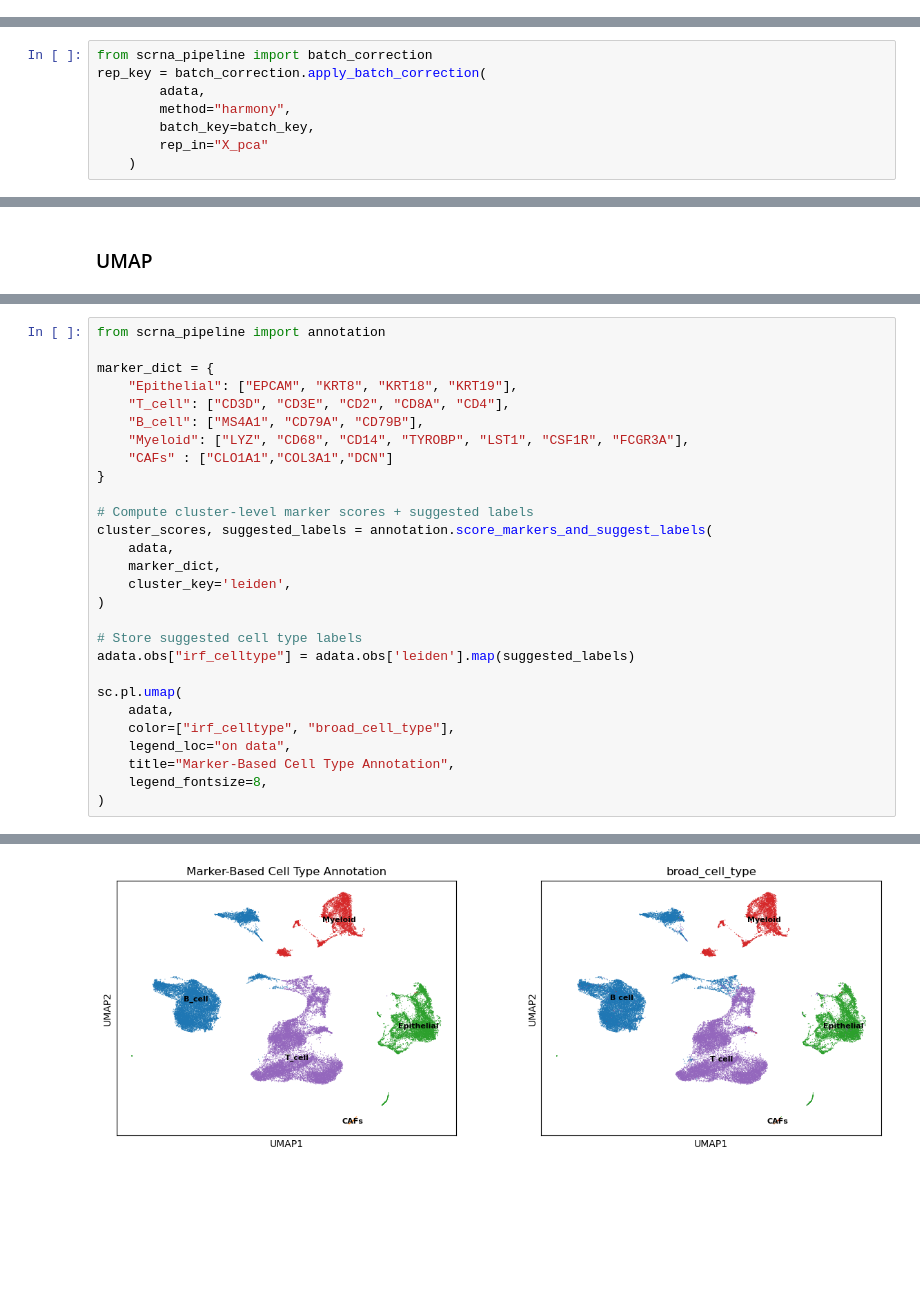
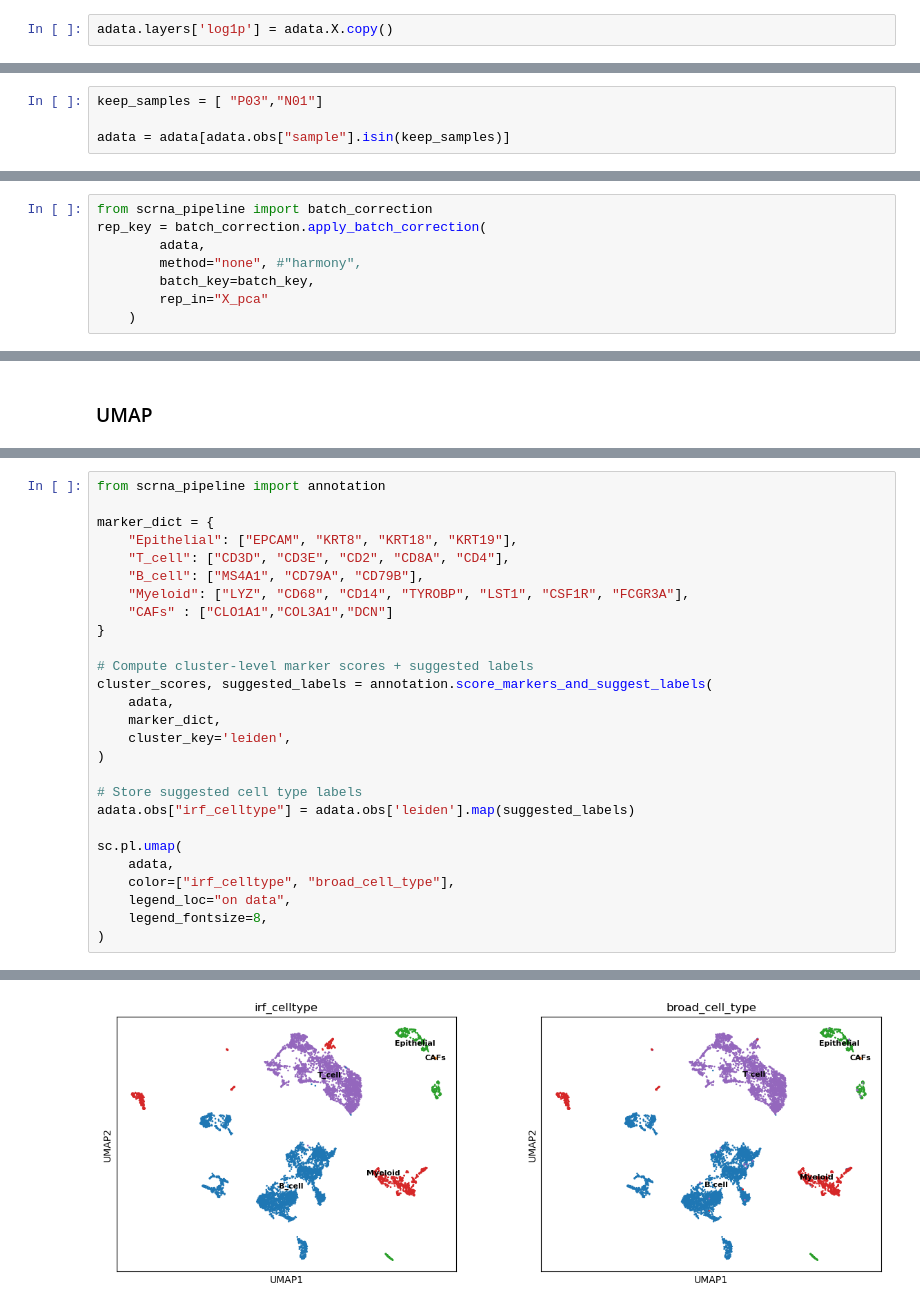
Before and after one commit to Irfanwustl/scRNA-seq-pipeline, a Jupyter notebook: examples/Chen_CellRes_2020.ipynb, the cells around one changed output, grey strips where cells are left out. Cells and saved outputs as stored; diff of their text form; blank space fills up the shorter version.

```diff
--- a/examples/Chen_CellRes_2020.ipynb
+++ b/examples/Chen_CellRes_2020.ipynb
@@ -78,6 +89,8 @@ adata = ad.AnnData(X=X, obs=obs, var=var)
 print(adata.n_obs, adata.n_vars)
 # %% [output]
 48584 24720
+# %%
+adata.layers['log1p'] = adata.X.copy()
 # %%
 print(adata.var_names[:5])
 print(adata.obs_names[:5])
@@ -113,3 +174,7 @@ Name: count, dtype: int64
+# %%
+keep_samples = [ "P03","N01"]
+
+adata = adata[adata.obs["sample"].isin(keep_samples)]
 # %%
 adata.obs["cell_type"].value_counts()
 # %% [output]
@@ -256,7 +321,7 @@ if scaled_hvg_layer_key:
 from scrna_pipeline import batch_correction
 rep_key = batch_correction.apply_batch_correction(
         adata,
-        method="harmony",
+        method="none", #"harmony",
         batch_key=batch_key,
         rep_in="X_pca"
     )
@@ -326,7 +376,6 @@ sc.pl.umap(
     adata,
     color=["irf_celltype", "broad_cell_type"],
     legend_loc="on data",
-    title="Marker-Based Cell Type Annotation",
     legend_fontsize=8,
 )
 # %% [output]
@@ -334 +382 @@ WARNING: The title list is shorter than the number of panels. Using 'color' valu
-[figure, old version]
+[figure, new version]
```
Also changed, not shown: parts of 16 cells of this notebook, 7 other files.
